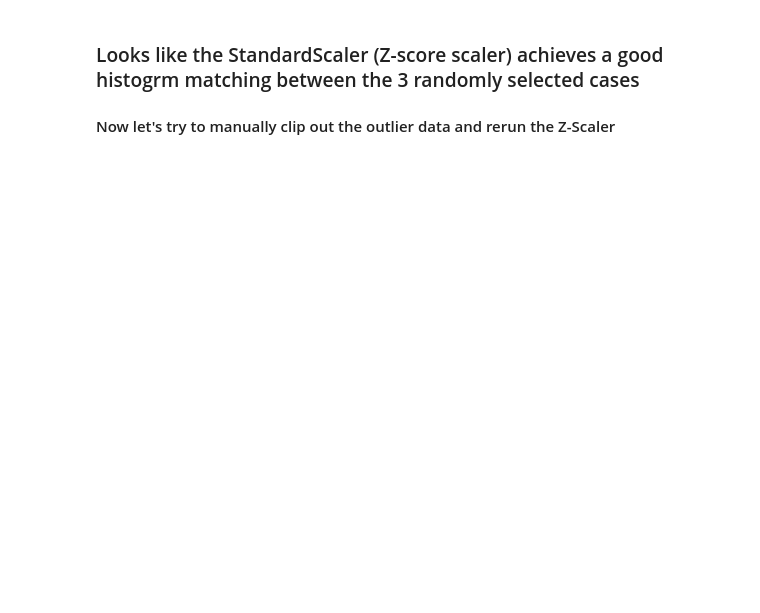
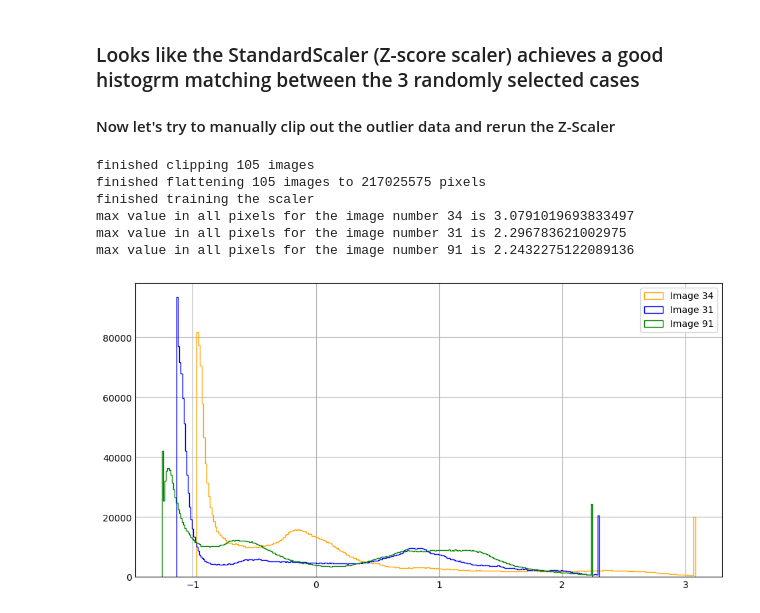
Before and after one commit to aymanreda56/CINE_Cardiac_MRI_With_Deep_Learning, a Jupyter notebook: Value_Exploration.ipynb, the cells around one changed output. Drawn from its saved outputs; the diff is of its cells as text; code cells hidden in the pictures; blank space fills up the shorter version.

```diff
--- a/Value_Exploration.ipynb
+++ b/Value_Exploration.ipynb
@@ -154,35 +154,43 @@ def clip_outliers_from_img(image:np.ndarray):
 
 
 
-all_pixels_after_clipping = []
+all_pixels_after_clipping = np.array([]).reshape(-1, 1)
 for img in tqdm(all_images):
     clipped_img, pixels = clip_outliers_from_img(img)
-    allall_pixels_after_clipping = np.concatenate((all_pixels_after_clipping, pixels))
+    all_pixels_after_clipping = np.concatenate((all_pixels_after_clipping, pixels))
 
 print(f"finished clipping {len(all_images)} images")
 
 #all_pixels_after_clipping = helpers.recursive_flatten(clipped_images)
 all_pixels_after_clipping = np.array(all_pixels_after_clipping).reshape(-1, 1)
 
 print(f"finished flattening {len(all_images)} images to {len(all_pixels_after_clipping)} pixels")
 
 zscaler_clipped = StandardScaler()
 zscaler_clipped = zscaler_clipped.fit(all_pixels_after_clipping)
 
 print(f"finished training the scaler")
 
 plt.style.use('_mpl-gallery')
 fig, ax = plt.subplots(figsize=(9, 4.5))
 for i, img in enumerate(randomly_selected_images):
     idx = random_indices[i]
     img_shape = img.shape #preserving the image shape
-    img = clip_outliers_from_img(img) #Clip outliers
+    img, _ = clip_outliers_from_img(img) #Clip outliers
     img = zscaler_clipped.fit_transform(img.reshape(-1, 1)).reshape(img_shape) #flattening the image, then scaling it, then restoring the original shape
     all_pixel_values = helpers.recursive_flatten(img)
     max_val = max(all_pixel_values)
     print(f"max value in all pixels for the image number {idx} is {max_val}")
     ax.hist(all_pixel_values, bins=300, linewidth=1.0, histtype='step', color=colors[i], label=f'Image {idx}')
 
 ax.legend()
 plt.show()
+# %% [output]
+finished clipping 105 images
+finished flattening 105 images to 217025575 pixels
+finished training the scaler
+max value in all pixels for the image number 34 is 3.0791019693833497
+max value in all pixels for the image number 31 is 2.296783621002975
+max value in all pixels for the image number 91 is 2.2432275122089136
+[figure, added]
 # %%
```
Also changed, not shown: parts of 11 cells of this notebook, 4 other files.
